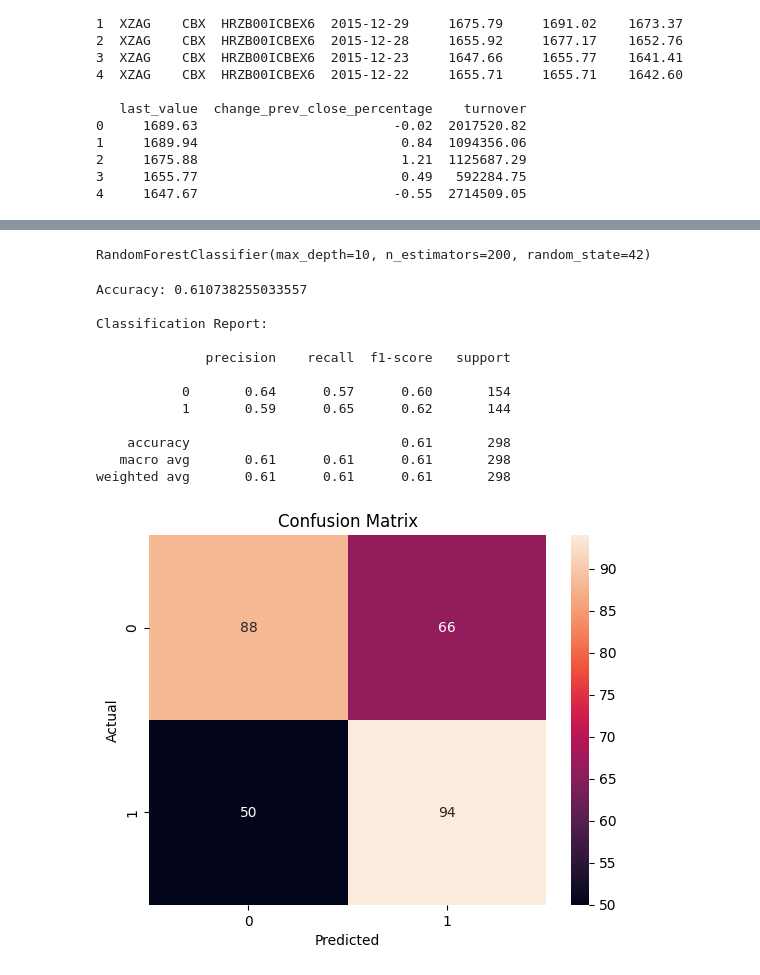
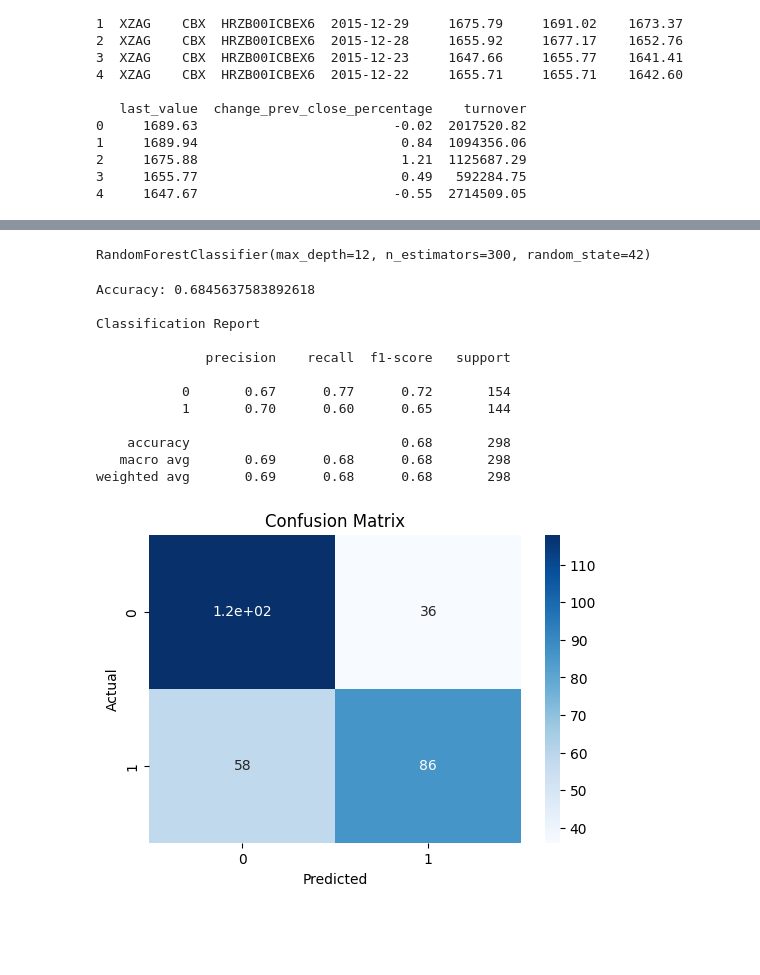
Before and after one commit to Mrudula7-P/Stock-Market-Sentiment-Price-Movement-Predictor, a Jupyter notebook: Stock_Market_Sentiment_Price_Movement_Predictor.ipynb, the cells around one changed output, grey strips where cells are left out. Cells and saved outputs as stored; diff of their text form; code cells hidden in the pictures; blank space fills up the shorter version.

```diff
--- a/Stock_Market_Sentiment_Price_Movement_Predictor.ipynb
+++ b/Stock_Market_Sentiment_Price_Movement_Predictor.ipynb
@@ -93,11 +86,10 @@ df['Target'] = (df['Close'].shift(-1) > df['Close']).astype(int)
 
 df.dropna(inplace=True)
 # %%
+# Features
 features = [
-    'Open', 'High', 'Low', 'Close',
-    'Volume', 'Sentiment',
-    'SMA_5', 'SMA_10', 'Price_Change'
+    'Open','High','Low','Close',
+    'Volume','Sentiment',
+    'SMA_5','SMA_10',
+    'Volatility','Price_Change'
 ]
-
-X = df[features]
-y = df['Target']
@@ -104,13 +99,17 @@ y = df['Target']
 # %%
-X_train, X_test, y_train, y_test = train_test_split(X, y, test_size=0.2, shuffle=False)
+# Train Test Split
+X_train, X_test, y_train, y_test = train_test_split(
+    X, y, test_size=0.20, shuffle=False
+)
+# %%
+# Model
+model = RandomForestClassifier(
+    n_estimators=300,
+    max_depth=12,
+    random_state=42
+)
 # %%
-model = RandomForestClassifier(
-    n_estimators=200,
-    max_depth=10,
-    random_state=42
-)
-
 model.fit(X_train, y_train)
 # %% [output]
-RandomForestClassifier(max_depth=10, n_estimators=200, random_state=42)
+RandomForestClassifier(max_depth=12, n_estimators=300, random_state=42)
 # %%
@@ -117 +117,19 @@ RandomForestClassifier(max_depth=10, n_estimators=200, random_state=42)
 y_pred = model.predict(X_test)
+# %%
+# Evaluation
+print("Accuracy:", accuracy_score(y_test, y_pred))
+print("\nClassification Report\n")
+print(classification_report(y_test, y_pred))
+# %% [output]
+Accuracy: 0.6845637583892618
+
+Classification Report
+
+              precision    recall  f1-score   support
+
+           0       0.67      0.77      0.72       154
+           1       0.70      0.60      0.65       144
+
+    accuracy                           0.68       298
+   macro avg       0.69      0.68      0.68       298
+weighted avg       0.69      0.68      0.68       298
@@ -118,29 +139,10 @@ y_pred = model.predict(X_test)
 # %%
-print("\nAccuracy:", accuracy_score(y_test, y_pred))
-print("\nClassification Report:\n")
-print(classification_report(y_test, y_pred))
-
-# Confusion Matrix
-cm = confusion_matrix(y_test, y_pred)
-
-plt.figure()
-sns.heatmap(cm, annot=True)
+plt.figure(figsize=(6,4))
+sns.heatmap(cm, annot=True, cmap="Blues")
 plt.title("Confusion Matrix")
 plt.xlabel("Predicted")
 plt.ylabel("Actual")
 plt.show()
 # %% [output]
-Accuracy: 0.610738255033557
-
-Classification Report:
-
-              precision    recall  f1-score   support
-
-           0       0.64      0.57      0.60       154
-           1       0.59      0.65      0.62       144
-
-    accuracy                           0.61       298
-   macro avg       0.61      0.61      0.61       298
-weighted avg       0.61      0.61      0.61       298
-[figure, old version]
+[figure, new version]
 # %%
```
Also changed, not shown: parts of 21 cells of this notebook.
